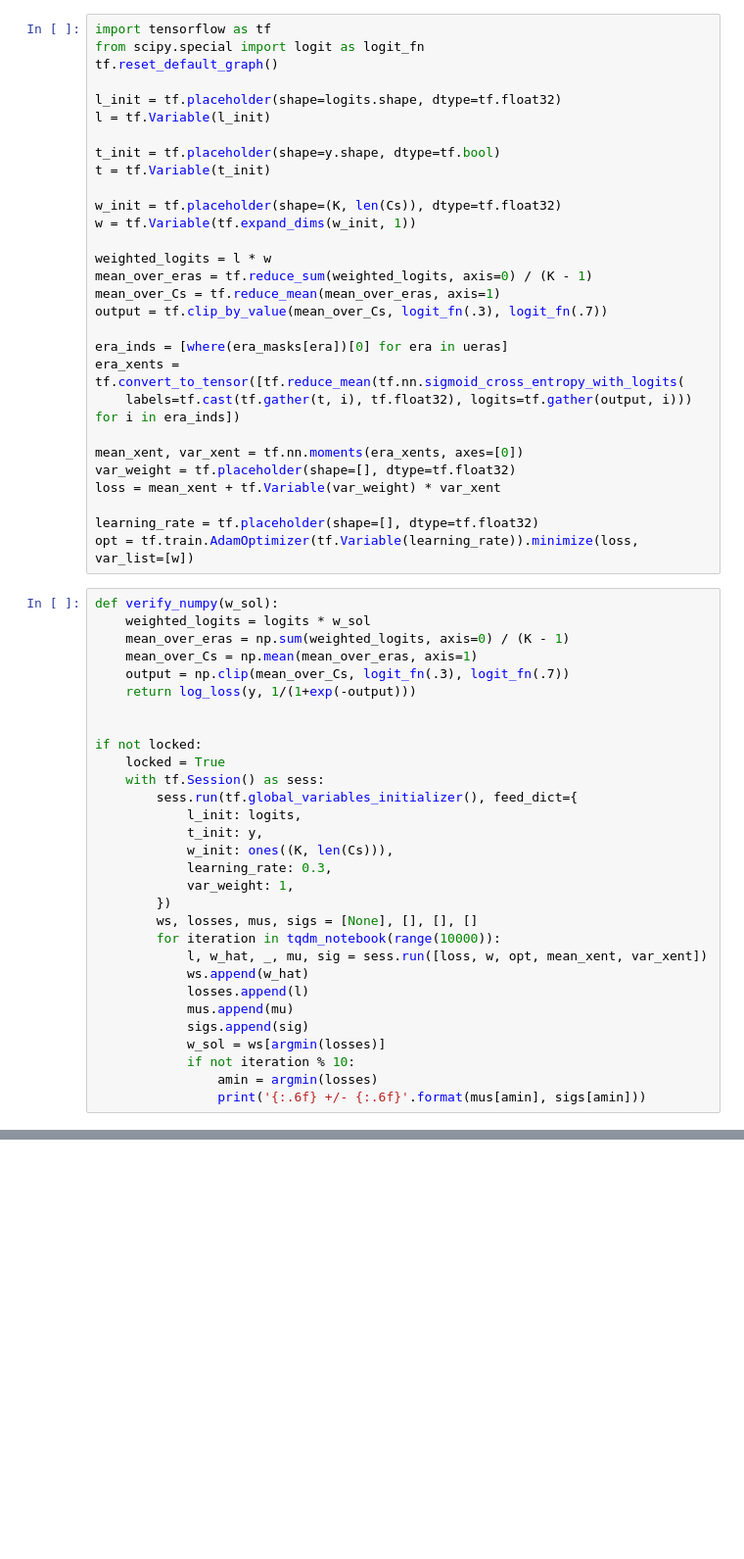
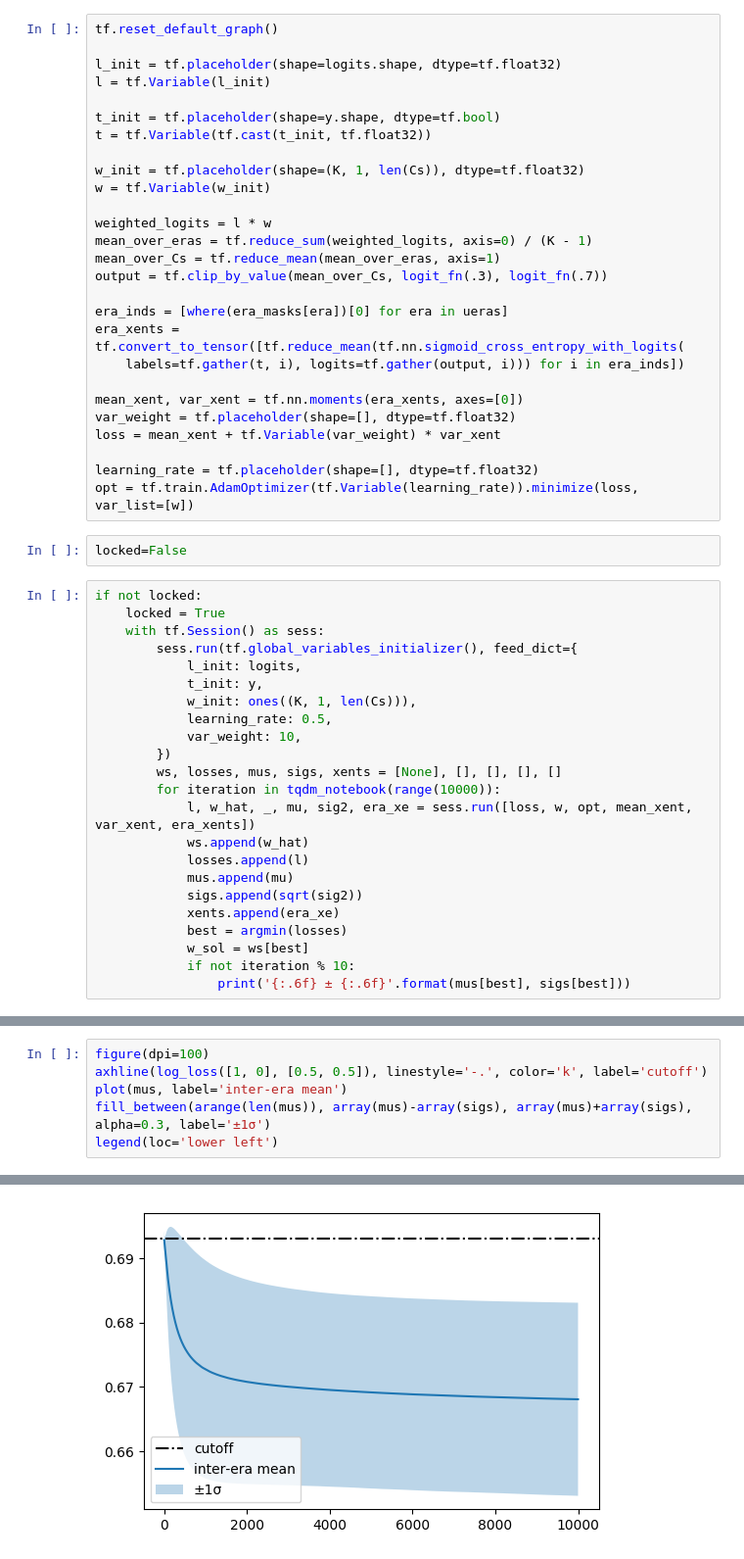
Before and after one commit to jkyl/numerai, a Jupyter notebook: gradientDescentCV.ipynb, the cells around one changed output, grey strips where cells are left out. Shown: that part at 98% size. Cells and saved outputs as stored; diff of their text form; blank space fills up the shorter version.

Commit message:
plots and moments etc

```diff
--- a/gradientDescentCV.ipynb
+++ b/gradientDescentCV.ipynb
@@ -49,18 +61,16 @@ logits, models = tuple(map(array, list(zip(*parallel(
     joblib.delayed(train_and_predict_logits)(train_era)
         for train_era in tqdm_notebook(ueras))))))
 # %%
-import tensorflow as tf
-from scipy.special import logit as logit_fn
 tf.reset_default_graph()
 
 l_init = tf.placeholder(shape=logits.shape, dtype=tf.float32)
 l = tf.Variable(l_init)
 
 t_init = tf.placeholder(shape=y.shape, dtype=tf.bool)
-t = tf.Variable(t_init)
+t = tf.Variable(tf.cast(t_init, tf.float32))
 
-w_init = tf.placeholder(shape=(K, len(Cs)), dtype=tf.float32)
-w = tf.Variable(tf.expand_dims(w_init, 1))
+w_init = tf.placeholder(shape=(K, 1, len(Cs)), dtype=tf.float32)
+w = tf.Variable(w_init)
 
 weighted_logits = l * w
 mean_over_eras = tf.reduce_sum(weighted_logits, axis=0) / (K - 1)
@@ -69,7 +79,7 @@ output = tf.clip_by_value(mean_over_Cs, logit_fn(.3), logit_fn(.7))
 
 era_inds = [where(era_masks[era])[0] for era in ueras]
 era_xents = tf.convert_to_tensor([tf.reduce_mean(tf.nn.sigmoid_cross_entropy_with_logits(
-    labels=tf.cast(tf.gather(t, i), tf.float32), logits=tf.gather(output, i))) for i in era_inds])
+    labels=tf.gather(t, i), logits=tf.gather(output, i))) for i in era_inds])
 
 mean_xent, var_xent = tf.nn.moments(era_xents, axes=[0])
 var_weight = tf.placeholder(shape=[], dtype=tf.float32)
@@ -77,33 +87,28 @@ loss = mean_xent + tf.Variable(var_weight) * var_xent
 
 learning_rate = tf.placeholder(shape=[], dtype=tf.float32)
 opt = tf.train.AdamOptimizer(tf.Variable(learning_rate)).minimize(loss, var_list=[w])
+# %%
+locked=False
 # %%
-def verify_numpy(w_sol):
-    weighted_logits = logits * w_sol
-    mean_over_eras = np.sum(weighted_logits, axis=0) / (K - 1)
-    mean_over_Cs = np.mean(mean_over_eras, axis=1)
-    output = np.clip(mean_over_Cs, logit_fn(.3), logit_fn(.7))
-    return log_loss(y, 1/(1+exp(-output)))
-
-
 if not locked:
     locked = True
     with tf.Session() as sess:
         sess.run(tf.global_variables_initializer(), feed_dict={
             l_init: logits,
             t_init: y,
-            w_init: ones((K, len(Cs))),
-            learning_rate: 0.3,
-            var_weight: 1,
+            w_init: ones((K, 1, len(Cs))),
+            learning_rate: 0.5,
+            var_weight: 10,
         })
-        ws, losses, mus, sigs = [None], [], [], []
+        ws, losses, mus, sigs, xents = [None], [], [], [], []
         for iteration in tqdm_notebook(range(10000)):
-            l, w_hat, _, mu, sig = sess.run([loss, w, opt, mean_xent, var_xent])
+            l, w_hat, _, mu, sig2, era_xe = sess.run([loss, w, opt, mean_xent, var_xent, era_xents])
             ws.append(w_hat)
             losses.append(l)
             mus.append(mu)
-            sigs.append(sig)
-            w_sol = ws[argmin(losses)]
+            sigs.append(sqrt(sig2))
+            xents.append(era_xe)
+            best = argmin(losses)
+            w_sol = ws[best]
             if not iteration % 10:
-                amin = argmin(losses)
-                print('{:.6f} +/- {:.6f}'.format(mus[amin], sigs[amin]))
+                print('{:.6f} ± {:.6f}'.format(mus[best], sigs[best]))
@@ -111,0 +115,7 @@ plot(losses)
+# %%
+figure(dpi=100)
+axhline(log_loss([1, 0], [0.5, 0.5]), linestyle='-.', color='k', label='cutoff')
+plot(mus, label='inter-era mean')
+fill_between(arange(len(mus)), array(mus)-array(sigs), array(mus)+array(sigs), alpha=0.3, label='±1σ')
+legend(loc='lower left')
+# %% [output]
@@ -111,0 +123 @@ plot(losses)
+[figure, added]
```
Also changed, not shown: parts of 12 cells of this notebook.
